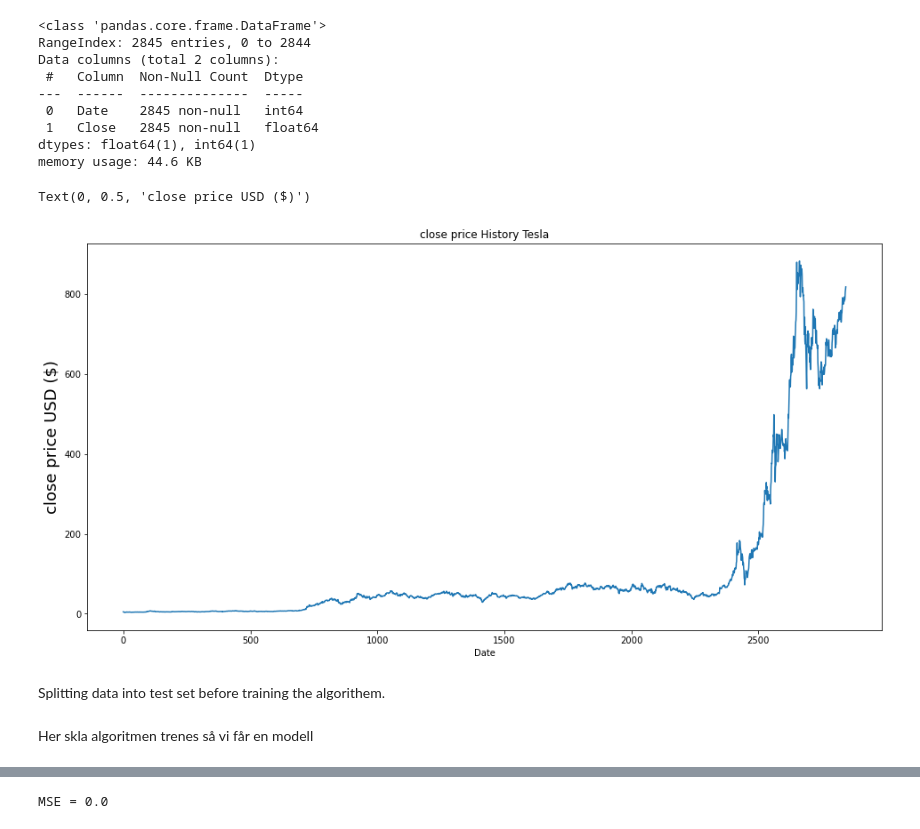
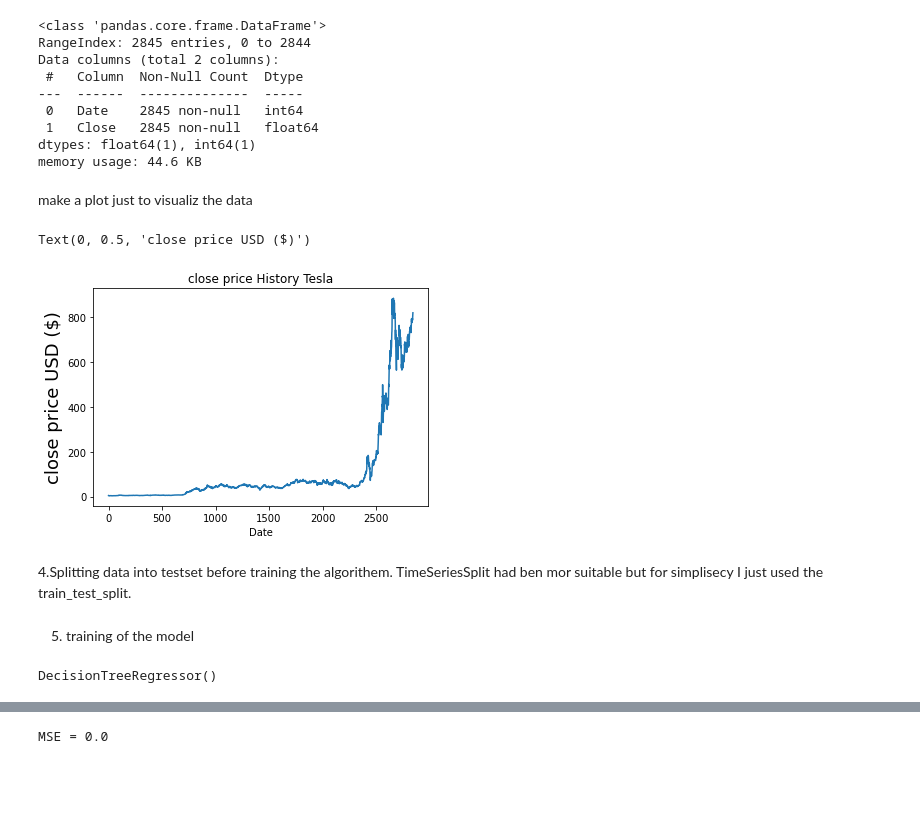
Before and after one commit to kimpal/Dave3625-1_21H_intro_to_AI, a Jupyter notebook: Assignment2/Assignment2New.ipynb, the cells around one changed output, grey strips where cells are left out. Drawn from its saved outputs; the diff is of its cells as text; code cells hidden in the pictures; blank space fills up the shorter version.

```diff
--- a/Assignment2/Assignment2New.ipynb
+++ b/Assignment2/Assignment2New.ipynb
@@ -69,18 +91,21 @@ Data columns (total 2 columns):
  1   Close   2845 non-null   float64
 dtypes: float64(1), int64(1)
 memory usage: 44.6 KB
+# %% [markdown]
+  make a plot just to visualiz the data
 # %%
 #Visualize the close price data
-plt.figure(figsize=(16,8))
+#plt.figure(figsize=(16,8)) # uncoment to get the figur in desiered size
 plt.title('close price History Tesla')
 plt.plot(df['Close'])
 plt.xlabel('Date')
 plt.ylabel('close price USD ($)', fontsize=18)
 # %% [output]
 Text(0, 0.5, 'close price USD ($)')
-[figure, old version]
+[figure, new version]
 # %% [markdown]
-Splitting data into test set before training the algorithem.
+4.Splitting data into testset before training the algorithem.
+TimeSeriesSplit had ben mor suitable but for simplisecy I just used the train_test_split.
 # %%
 X = pd.DataFrame(df['Date'])
 y = pd.DataFrame(df['Close'])
@@ -88,4 +113,4 @@ y = pd.DataFrame(df['Close'])
 #test_size = 0.33 tell the function that 1/3 of valuess should beput in test arrey
 X_train, X_test, y_train, y_test = train_test_split(X, y, test_size=0.33)
 # %% [markdown]
-Her skla algoritmen trenes så vi får en modell
+5. training of the model
@@ -91,0 +119,5 @@ Her skla algoritmen trenes så vi får en modell
+# %%
+#Now lets train the algorithem
+DTR.fit(X_train, y_train) #Train the model on X_train, y_train X="Date", y="Close"
+# %% [output]
+DecisionTreeRegressor()
```
Also changed, not shown: parts of 19 cells of this notebook.
